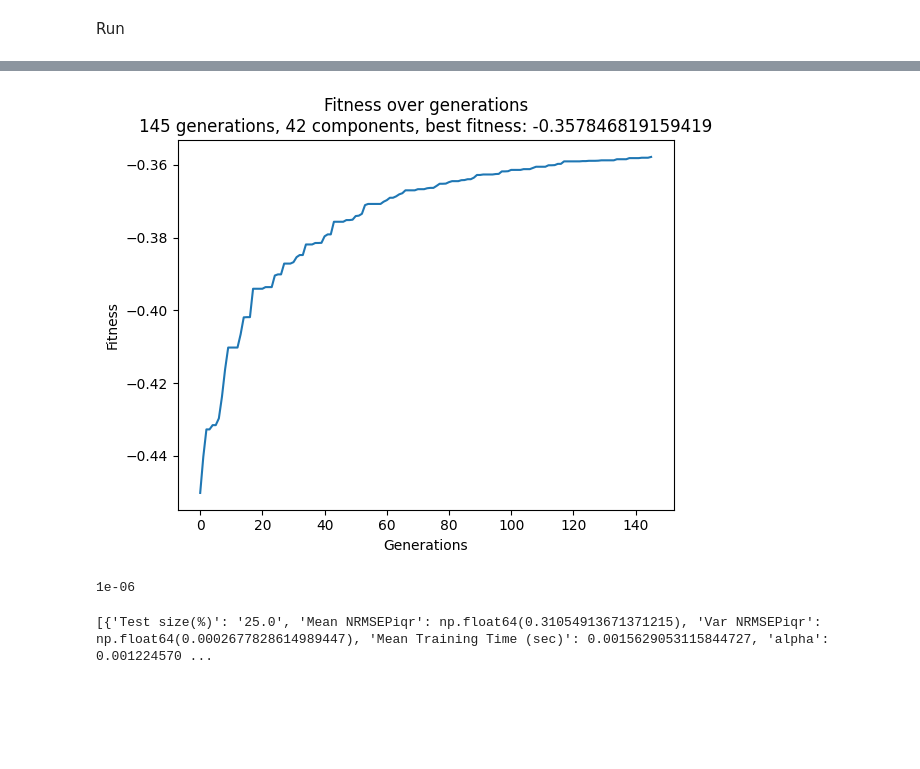
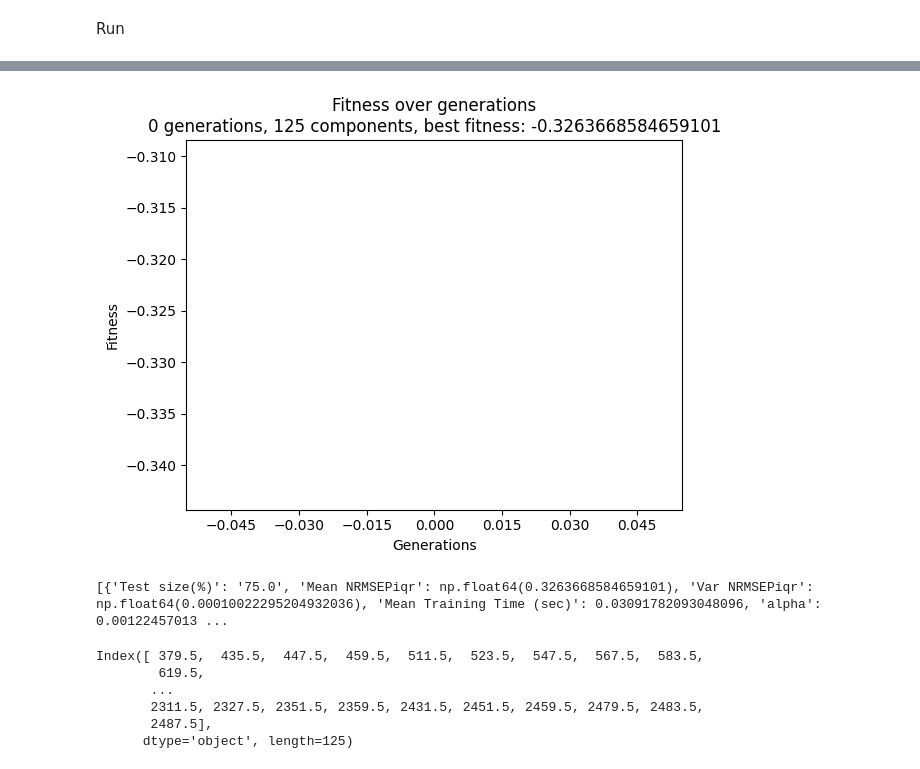
Before and after one commit to Lomby1902/Demetra, a Jupyter notebook: fixed_size_GA.ipynb, the cells around one changed output, grey strips where cells are left out. Cells and saved outputs as stored; diff of their text form; code cells hidden in the pictures; blank space fills up the shorter version.

Commit message:
Last trial

```diff
--- a/fixed_size_GA.ipynb
+++ b/fixed_size_GA.ipynb
@@ -15,7 +15,7 @@ import matplotlib.pyplot as plt
 import time
 import random
 from matplotlib.ticker import MaxNLocator
-
+from sklearn.cross_decomposition import PLSRegression
 
 class fixed_size_GA():
 
@@ -38,6 +38,10 @@ class fixed_size_GA():
         self._X = (df.iloc[:,14:]).values
         self._Y = (df.iloc[:,7]).values
         self._n = self._X.shape[1]
+        random_cv = np.random.seed(777)
+        self._trials = 100
+        self._seeds = np.random.choice(self._trials + 1, size=self._trials, replace= False)
+
 
         self._create_initial_population()
 
@@ -226,13 +230,25 @@ class fixed_size_GA():
         fitness (float): value of fitness of the selected chromosome
         '''
         X_selected = self._X[:, np.where(individual == 1)[0]]
-        alpha = 0.00122457013067159
-        # Model
-        ridge = make_pipeline(StandardScaler(),Ridge(alpha=alpha))
-        scores = cross_val_score(ridge, X_selected, self._Y, cv=5, scoring=self._NEGNRMSEPiqrscorer)
+        components=59
+        NNRMSE = []
+        if len(X_selected) == 0:
+            return -1e6
+
+        for i in range(self._trials):
+            X_train, X_test, Y_train, Y_test = train_test_split(X_selected, self._Y, test_size=0.75, random_state=self._seeds[i])
+            pls = PLSRegression(n_components=components)
+
+            pls.fit(X_train, Y_train)
+
+            # Make predictions using the testing set
+            Y_pred_pls = pls.predict(X_test)
+
+
+            NNRMSE.append(self._NEGNRMSEPiqr(Y_test, Y_pred_pls))
 
         # Use the mean score as the fitness value (higher is better)
-        return np.mean(scores)
+        return np.mean(NNRMSE)
 
     def _order_population(self):
         """
@@ -298,12 +314,12 @@ class fixed_size_GA():
             print(f"Generation {gen + 1} completed. Fitness: {self._population[0][1]}, elapsed time(sec): {end_time}.")
             gen+=1
 
-        total_time = start_time - total_time
+        total_time = time.time() - total_time
         print("")
         print("------------------------")
         print("")
         print(f"Total elapsed time(min): {total_time/60}")
-        best = max(self._fitness_history, key= lambda x:x[1])
+        best = self._fitness_history[-1]
         print(f"Best individual: {np.where(best[0]==1)[0]} score = {best[1]}")
         plt.plot(np.arange(len(self._fitness_history)),[individual[1] for individual in self._fitness_history])
         plt.title("Fitness over generations" + "\n" + f"{gen} generations, " +  f"{self._m} components, " + f"best fitness: {best[1]}")
@@ -317,14 +333,14 @@ class fixed_size_GA():
 # %% [markdown]
 Run
 # %%
-pop_size = 5000
-fixed_components = 42
+pop_size = 100
+fixed_components = 125
 crossp = 0.9
 mutp = 0.0001
 
-tolerance = 0.00000000001
-target = -0.35789430092338137
-n_best = 4500
+tolerance = 0.0001
+target = -0.337
+n_best = 50
 ga = fixed_size_GA(pop_size,fixed_components,crossp,mutp)
 solution = ga.run(tolerance,target,n_best)[0]
 # %% [output]
@@ -348,8 +357,4 @@ Best individual: [  1  20  26  44  46  56  85  93  95 120 123 133 136 139 168 17
-[figure, old version]
+[figure, new version]
-# %%
-threshold
-# %% [output]
-1e-06
 # %%
 
 df = pd.read_excel("datasets/Dataset_2.xlsx",sheet_name="preproc")
@@ -422,6 +427,20 @@ final_results_ridge.append({"Test size(%)": str(ripartition *100 ),
                           "Mean Training Time (sec)":total_time/trials,
                           "alpha": alpha })
 # %%
-print(final_results_ridge)
+print(final_results_pls)
 # %% [output]
-[{'Test size(%)': '25.0', 'Mean NRMSEPiqr': np.float64(0.31054913671371215), 'Var NRMSEPiqr': np.float64(0.0002677828614989447), 'Mean Training Time (sec)': 0.0015629053115844727, 'alpha': 0.001224570 ...
+[{'Test size(%)': '75.0', 'Mean NRMSEPiqr': np.float64(0.3263668584659101), 'Var NRMSEPiqr': np.float64(0.00010022295204932036), 'Mean Training Time (sec)': 0.03091782093048096, 'alpha': 0.00122457013 ...
+# %%
+waves = df.iloc[:,14:].columns[np.where(solution == 1)[0]]
+print(waves)
+
+with open("GA_Fixed_75_Bands.txt","w") as f:
+    for wave in waves:
+        f.write(str(wave)+"\n")
+# %% [output]
+Index([ 379.5,  435.5,  447.5,  459.5,  511.5,  523.5,  547.5,  567.5,  583.5,
+        619.5,
+       ...
+       2311.5, 2327.5, 2351.5, 2359.5, 2431.5, 2451.5, 2459.5, 2479.5, 2483.5,
+       2487.5],
+      dtype='object', length=125)
```
Also changed, not shown: parts of 2 cells of this notebook.
